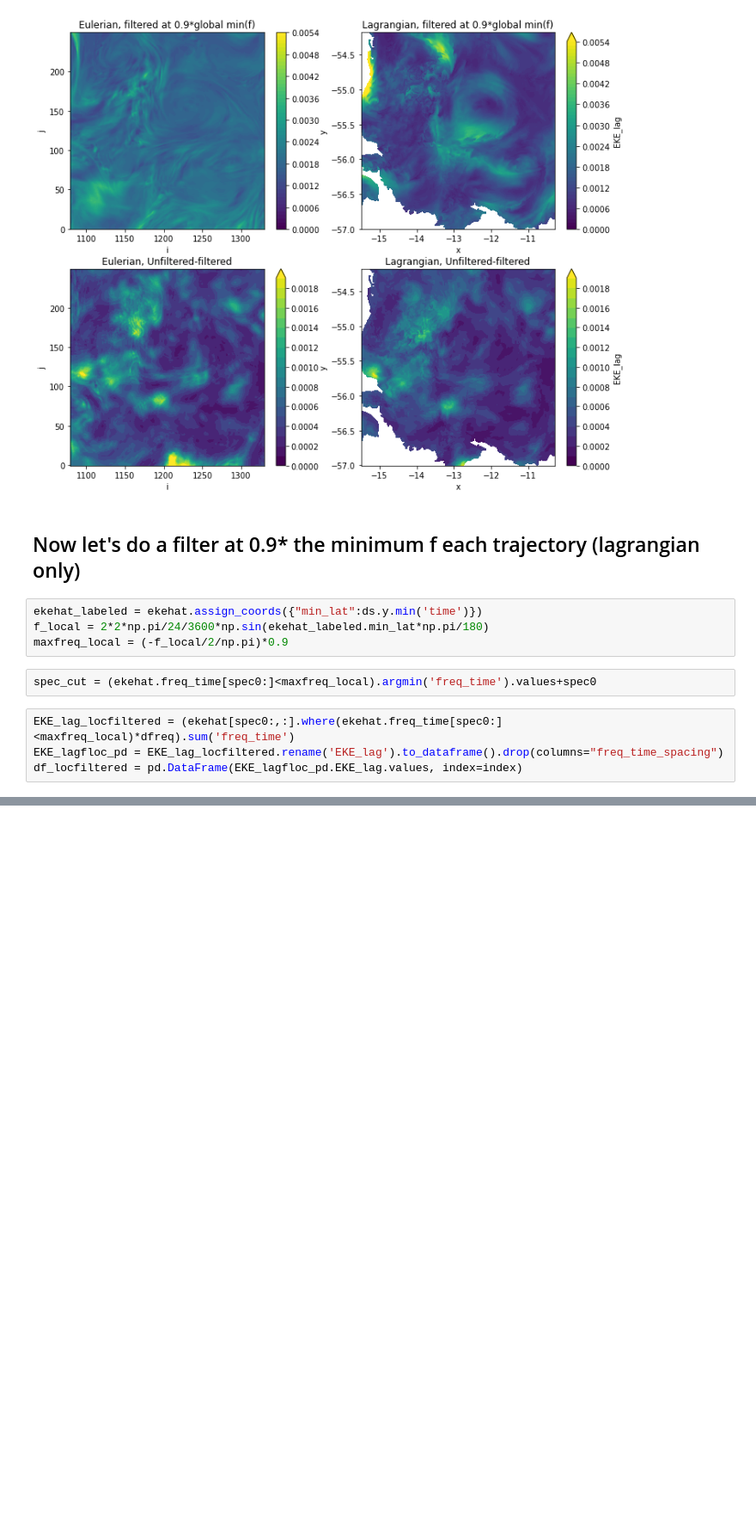
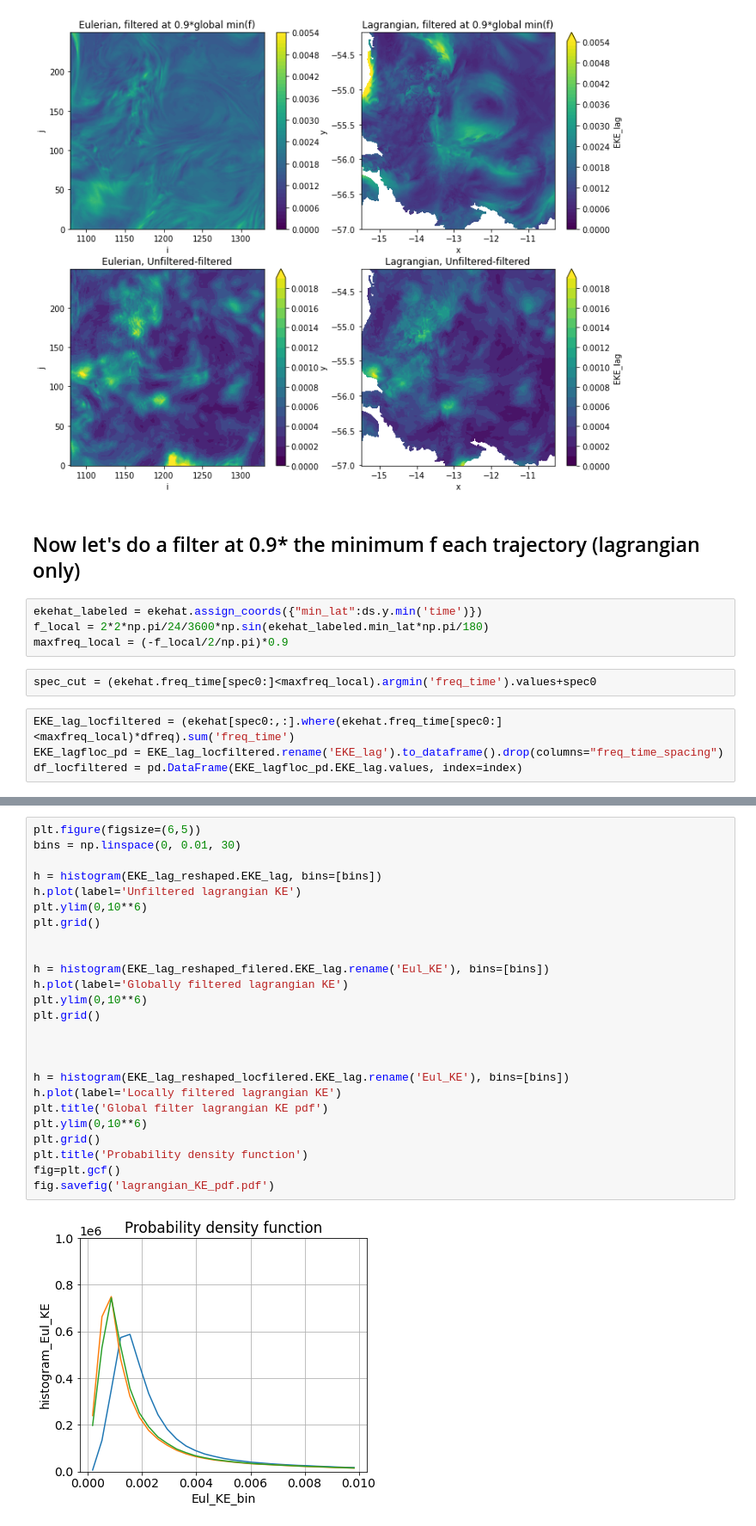
Before and after one commit to cspencerjones/separating-balanced, a Jupyter notebook: python/plot_output.ipynb, the cells around one changed output, grey strips where cells are left out. Shown: that part at 86% size. Saved outputs shown, nothing was run; the diff lists cells and outputs as text; blank space fills up the shorter version.

```diff
--- a/python/plot_output.ipynb
+++ b/python/plot_output.ipynb
@@ -240,0 +268,27 @@ fig.savefig('KE_filtered_local.pdf')
+# %%
+plt.figure(figsize=(6,5))
+bins = np.linspace(0, 0.01, 30)
+
+h = histogram(EKE_lag_reshaped.EKE_lag, bins=[bins])
+h.plot(label='Unfiltered lagrangian KE')
+plt.ylim(0,10**6)
+plt.grid()
+
+
+h = histogram(EKE_lag_reshaped_filered.EKE_lag.rename('Eul_KE'), bins=[bins])
+h.plot(label='Globally filtered lagrangian KE')
+plt.ylim(0,10**6)
+plt.grid()
+
+
+
+h = histogram(EKE_lag_reshaped_locfilered.EKE_lag.rename('Eul_KE'), bins=[bins])
+h.plot(label='Locally filtered lagrangian KE')
+plt.title('Global filter lagrangian KE pdf')
+plt.ylim(0,10**6)
+plt.grid()
+plt.title('Probability density function')
+fig=plt.gcf()
+fig.savefig('lagrangian_KE_pdf.pdf')
+# %% [output]
+[figure, added]
```
Also changed, not shown: parts of 4 cells of this notebook.
